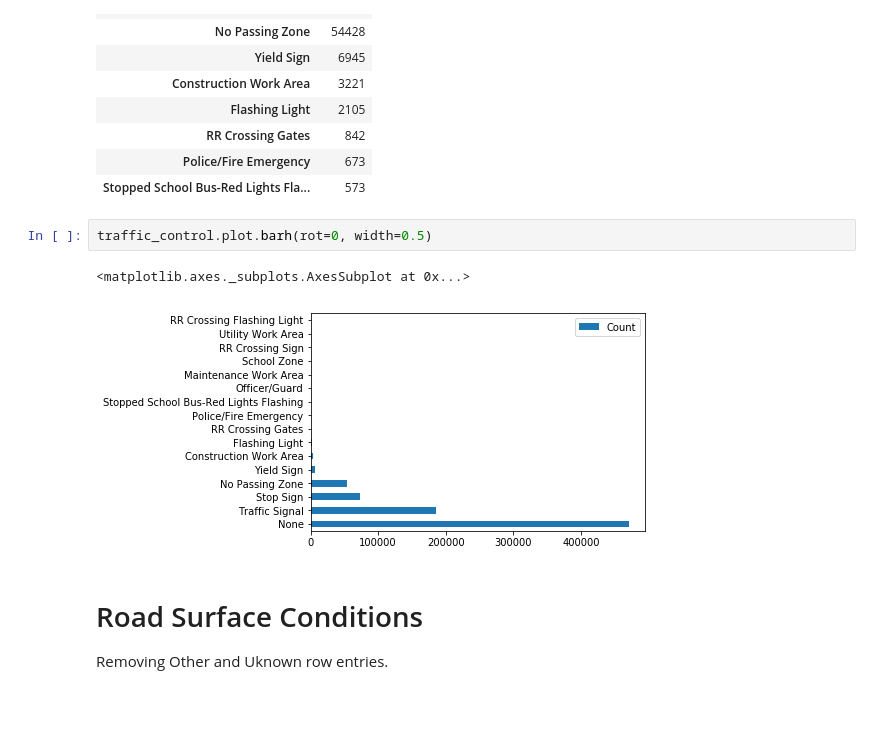
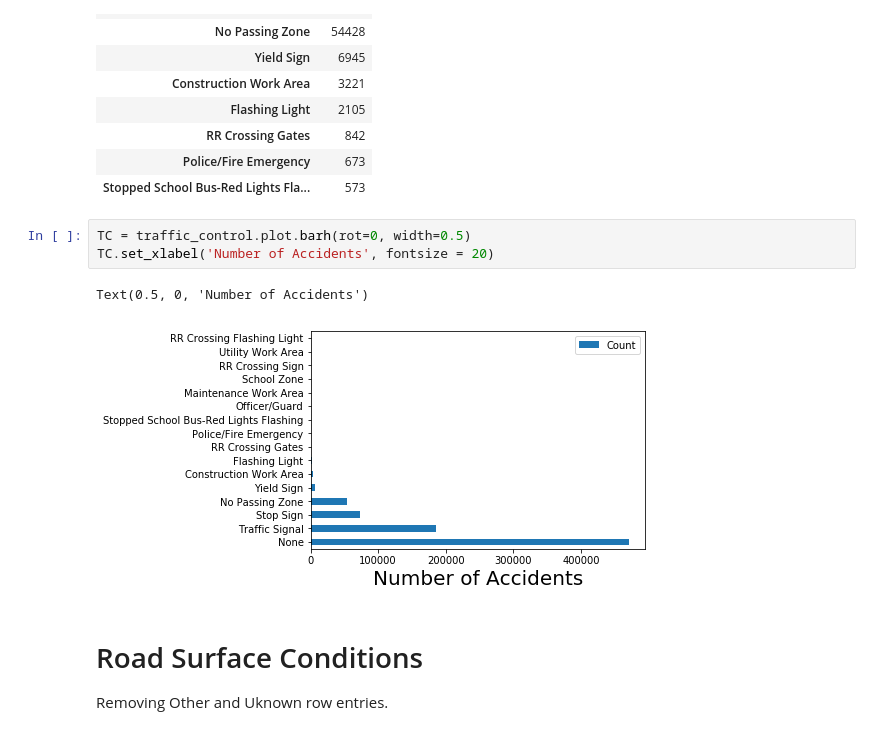
Before and after one commit to jac237/COGS108_Repo, a Jupyter notebook: Final Project/data_wrangling.ipynb, the cells around one changed output. Saved outputs shown, nothing was run; the diff lists cells and outputs as text; blank space fills up the shorter version.

```diff
--- a/Final Project/data_wrangling.ipynb
+++ b/Final Project/data_wrangling.ipynb
@@ -472,10 +501,11 @@ traffic_control.head(10)
 | Police/Fire Emergency | 673 |
 | Stopped School Bus-Red Lights Fla... | 573 |
 # %%
-traffic_control.plot.barh(rot=0, width=0.5)
+TC = traffic_control.plot.barh(rot=0, width=0.5)
+TC.set_xlabel('Number of Accidents', fontsize = 20)
 # %% [output]
-<matplotlib.axes._subplots.AxesSubplot at 0x...>
+Text(0.5, 0, 'Number of Accidents')
-[figure, old version]
+[figure, new version]
 # %% [markdown]
 # Road Surface Conditions
 
```
Also changed, not shown: parts of 21 cells of this notebook.
